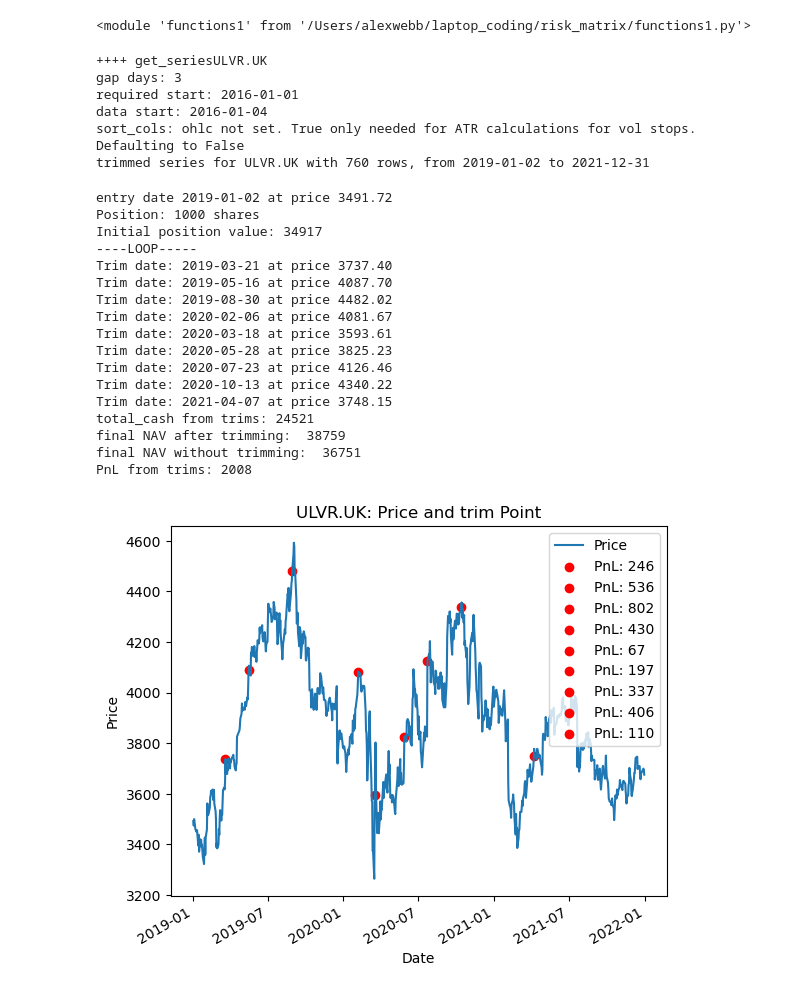
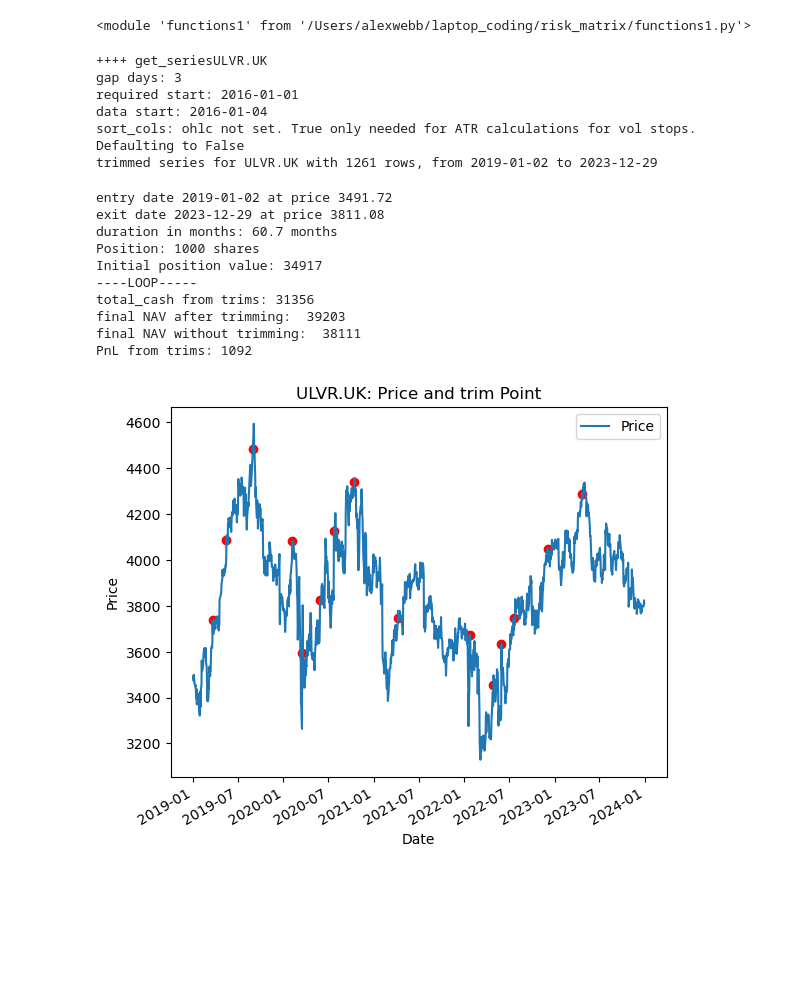
Before and after one commit to nimchimpski/GeoQuant, a Jupyter notebook: various/backtest.ipynb, the cells around one changed output. Saved outputs shown, nothing was run; the diff lists cells and outputs as text; code cells hidden in the pictures; blank space fills up the shorter version.

```diff
--- a/various/backtest.ipynb
+++ b/various/backtest.ipynb
@@ -24,7 +24,7 @@ importlib.reload(f1)
 datasource = params['datasource']
 ticker = 'ULVR.UK'
 window_start = '2019-01-01'
-window_end = '2022-01-01'
+window_end = '2024-01-01'
 # %%
 
 s = f2.get_series(ticker, window_start, window_end)
@@ -38,7 +38,7 @@ gap days: 3
 required start: 2016-01-01
 data start: 2016-01-04
 sort_cols: ohlc not set. True only needed for ATR calculations for vol stops. Defaulting to False
-trimmed series for ULVR.UK with 760 rows, from 2019-01-02 to 2021-12-31
+trimmed series for ULVR.UK with 1261 rows, from 2019-01-02 to 2023-12-29
 # %%
 
 
@@ -51,6 +51,8 @@ initial_position = position
 initial_value = (entry_price * position) / 100
 
 print('entry date', s.index[0].date(), 'at price', f"{entry_price:.2f}")
+print('exit date', s.index[-1].date(), 'at price', f"{s.iloc[-1]:.2f}")
+print('duration in months:', round((s.index[-1] - s.index[0]).days / 30, 1), 'months')
 print(f"Position: {position} shares")
 print(f"Initial position value: {initial_value:.0f}")
 
@@ -121,19 +123,12 @@ print('final NAV without trimming: ', round(nav_without_trims))
 print('PnL from trims:', round(trim_pnl))
 # %% [output]
 entry date 2019-01-02 at price 3491.72
+exit date 2023-12-29 at price 3811.08
+duration in months: 60.7 months
 Position: 1000 shares
 Initial position value: 34917
 ----LOOP-----
-Trim date: 2019-03-21 at price 3737.40
-Trim date: 2019-05-16 at price 4087.70
-Trim date: 2019-08-30 at price 4482.02
-Trim date: 2020-02-06 at price 4081.67
-Trim date: 2020-03-18 at price 3593.61
-Trim date: 2020-05-28 at price 3825.23
-Trim date: 2020-07-23 at price 4126.46
-Trim date: 2020-10-13 at price 4340.22
-Trim date: 2021-04-07 at price 3748.15
-total_cash from trims: 24521
-final NAV after trimming:  38759
-final NAV without trimming:  36751
-PnL from trims: 2008
+total_cash from trims: 31356
+final NAV after trimming:  39203
+final NAV without trimming:  38111
+PnL from trims: 1092
@@ -140,17 +138,18 @@ PnL from trims: 2008
 # %%
 import matplotlib.dates as mdates
 ax=plt.gca()
 ax.xaxis.set_major_locator(mdates.MonthLocator(bymonth=(1,7)))
 ax.xaxis.set_major_formatter(mdates.DateFormatter("%Y-%m"))
 plt.xticks(rotation=30, ha='right')
 plt.tight_layout
 plt.plot(s.index, s.values, label='Price')
 for t in trim_dates:
-    plt.scatter([t[0]], s.loc[t[0]], color='red', label=f"PnL: {t[2]:.0f}")
+    plt.scatter([t[0]], s.loc[t[0]], color='red')
+    # plt.scatter([t[0]], s.loc[t[0]], color='red', label=f"PnL: {t[2]:.0f}")
 plt.xlabel("Date")
 plt.ylabel("Price")
 plt.title(f"{ticker}: Price and trim Point")
 plt.legend()
 plt.show()
 # %% [output]
-[figure, old version]
+[figure, new version]
```
Also changed, not shown: parts of 1 cell of this notebook.
